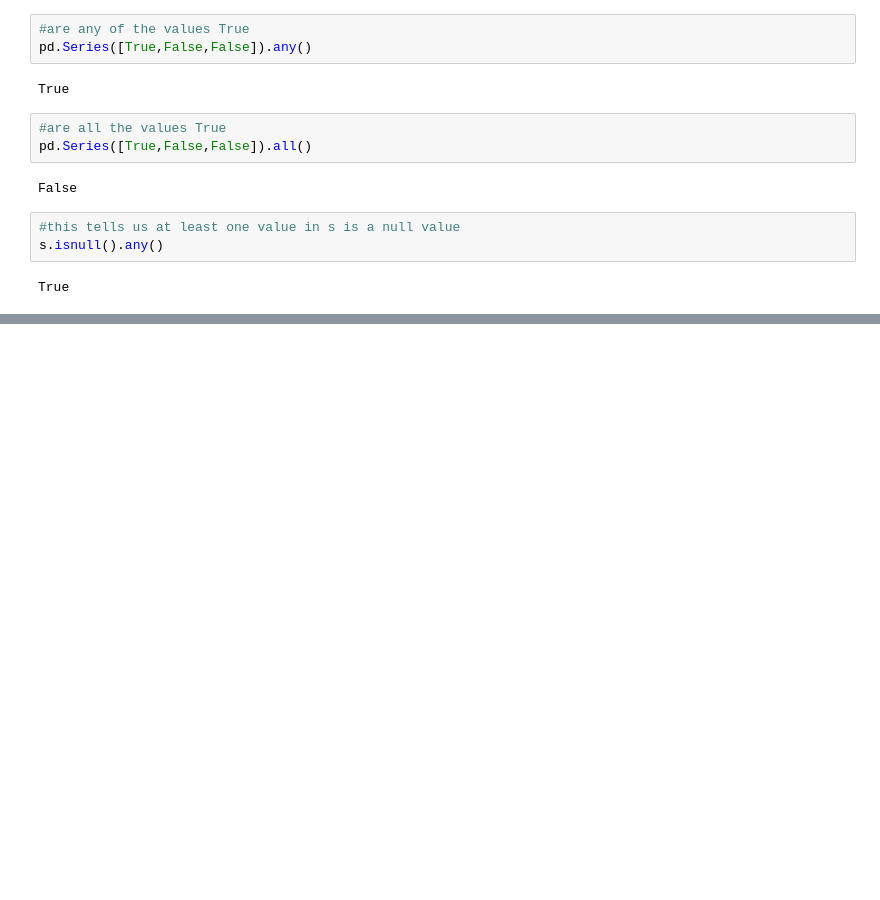
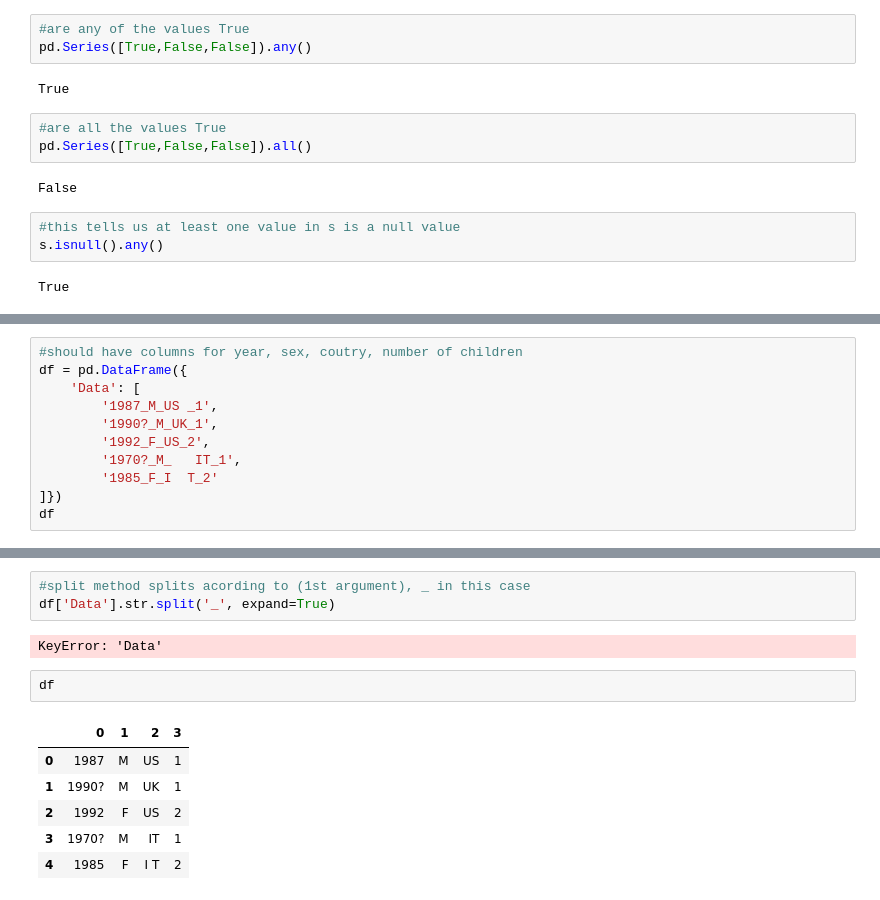
Before and after one commit to rebeccaceppas/data-analysis-course, a Jupyter notebook: Section 6 - Data Cleaning.ipynb, the cells around one changed output, grey strips where cells are left out. Cells and saved outputs as stored; diff of their text form; blank space fills up the shorter version.

```diff
--- a/Section 6 - Data Cleaning.ipynb
+++ b/Section 6 - Data Cleaning.ipynb
@@ -378,0 +585,11 @@ True
+# %%
+#should have columns for year, sex, coutry, number of children
+df = pd.DataFrame({
+    'Data': [
+        '1987_M_US _1',
+        '1990?_M_UK_1',
+        '1992_F_US_2',
+        '1970?_M_   IT_1',
+        '1985_F_I  T_2'
+]})
+df
@@ -378,0 +603,14 @@ True
+# %%
+#split method splits acording to (1st argument), _ in this case
+df['Data'].str.split('_', expand=True)
+# %% [output]
+KeyError: 'Data'
+# %%
+df
+# %% [output]
+|  | 0 | 1 | 2 | 3 |
+| 0 | 1987 | M | US | 1 |
+| 1 | 1990? | M | UK | 1 |
+| 2 | 1992 | F | US | 2 |
+| 3 | 1970? | M | IT | 1 |
+| 4 | 1985 | F | I T | 2 |
```
Also changed, not shown: parts of 26 cells of this notebook.
